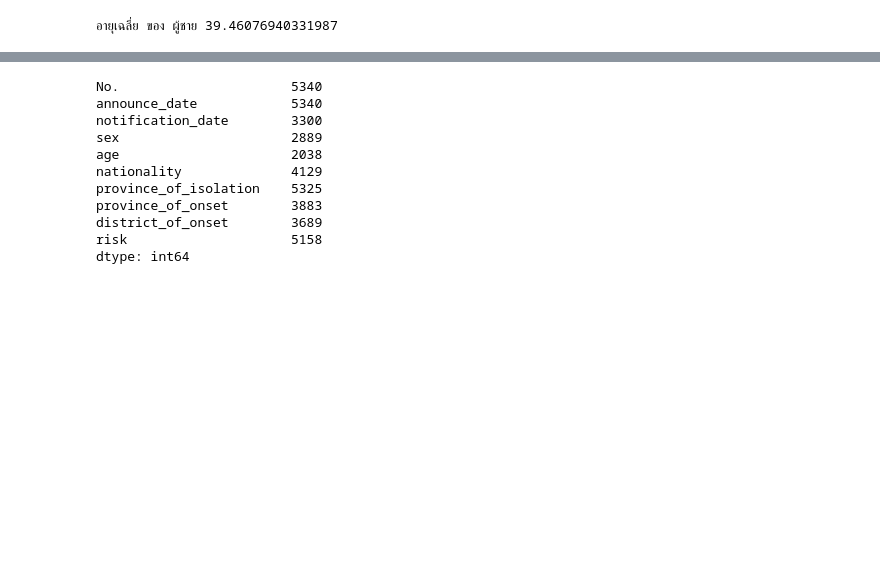
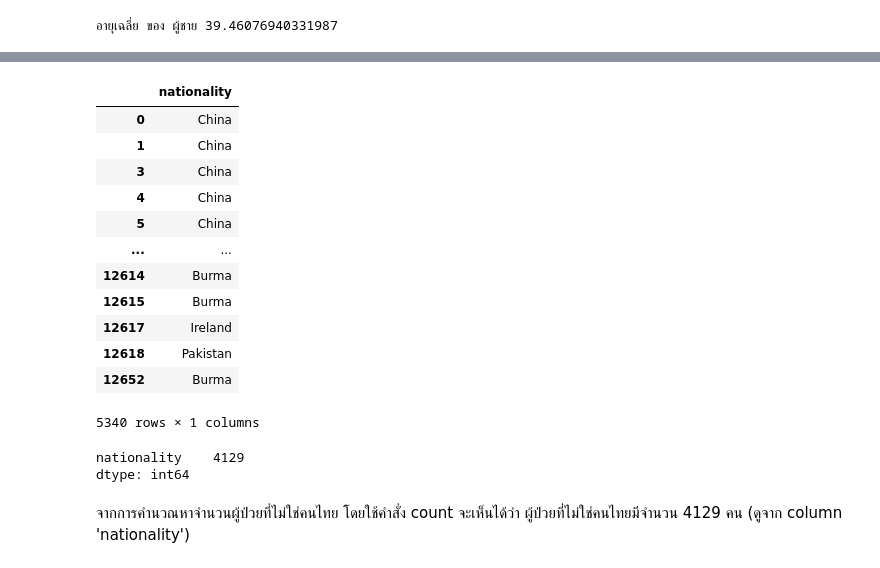
Before and after one commit to 623021000-1thaksina/data_viz_2022, a Jupyter notebook: Pandas101.ipynb, the cells around one changed output, grey strips where cells are left out. Cells and saved outputs as stored; diff of their text form; code cells hidden in the pictures; blank space fills up the shorter version.

```diff
--- a/Pandas101.ipynb
+++ b/Pandas101.ipynb
@@ -363,16 +380,28 @@ print(f'อายุเฉลี่ย ของผู้ชาย ในจั
 # %%
-patient = data_covid[data_covid ['nationality'] != 'Thailand'] #กำหนดค่าตัวแปร patient โดยใช้คอลัมน์ nationality ต้องการหาผู้ป่วยที่ "ไม่ใช่คนไทย"
-total = patient.count() #ใช้ count ในการหาผลรวมของผู้ป่วยทั้งหมดที่ไม่ใช่คนไทย
-total
+patient = dataN[dataN['nationality'] != 'Thailand'] #กำหนดค่าตัวแปร patient โดยใช้คอลัมน์ nationality ต้องการหาผู้ป่วยที่ "ไม่ใช่คนไทย"
+patient # แสดงข้อมูลผู้ป่วยที่ไม่ใช่คนไทย
 # %% [output]
+|  | nationality |
+| 0 | China |
+| 1 | China |
+| 3 | China |
+| 4 | China |
+| 5 | China |
+| ... | ... |
+| 12614 | Burma |
+| 12615 | Burma |
+| 12617 | Ireland |
+| 12618 | Pakistan |
+| 12652 | Burma |
-No.                      5340
-announce_date            5340
-notification_date        3300
-sex                      2889
-age                      2038
-nationality              4129
-province_of_isolation    5325
-province_of_onset        3883
-district_of_onset        3689
-risk                     5158
-dtype: int64
+5340 rows × 1 columns
+# %%
+# 3.หาจำนวนผู้ป่วยที่เป็นคน "ไม่ใช่คนไทย"
+
+patient = dataN[dataN['nationality'] != 'Thailand'] # หาผู้ป่วยที่ไม่ใช่คนไทย จาก column 'nationality' เลือกโดย ไม่เอาไทย
+total = patient.count() # นำค่าที่ไม่มีคนไทยมาหาจำนวนผู้ป่วยทั้งหมด โดยใช้คำสั่ง count ในการนับจำนวน #count จะนับเป็นจำนวนครั้งเมื่อค้นเจอค่าข้อมูล
+total # แสดงค่าออกมา
+# %% [output]
+nationality    4129
+dtype: int64
+# %% [markdown]
+จากการคำนวณหาจำนวนผู้ป่วยที่ไม่ใช่คนไทย โดยใช้คำสั่ง count จะเห็นได้ว่า ผู้ป่วยที่ไม่ใช่คนไทยมีจำนวน 4129 คน (ดูจาก column 'nationality')
```
Also changed, not shown: parts of 7 cells of this notebook.
